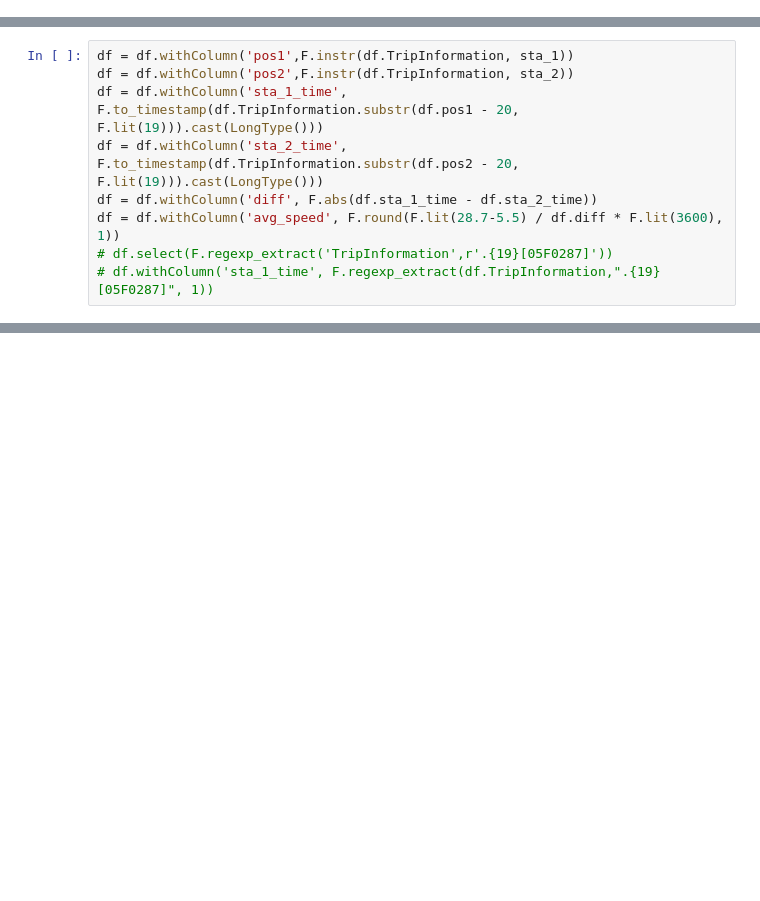
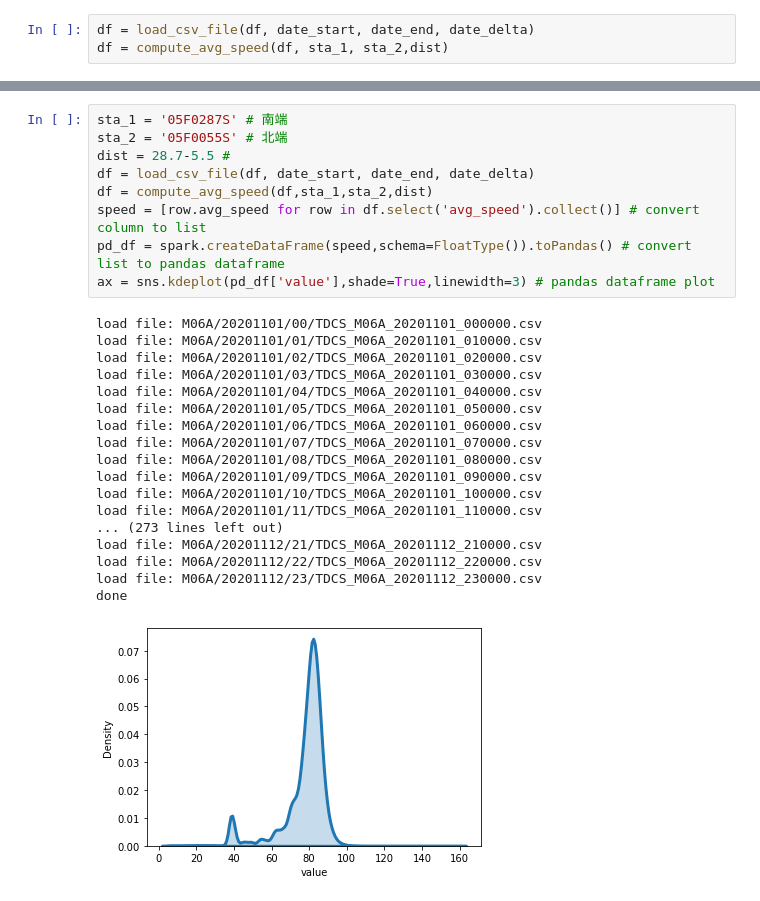
Before and after one commit to tim00631/Taiwan-Highway-Traffic-Data-Analytics, a Jupyter notebook: SpeedDistributionBySpark.ipynb, the cells around one changed output, grey strips where cells are left out. Saved outputs shown, nothing was run; the diff lists cells and outputs as text; blank space fills up the shorter version.

```diff
--- a/SpeedDistributionBySpark.ipynb
+++ b/SpeedDistributionBySpark.ipynb
@@ -88,0 +89,3 @@ done
+# %%
+df = load_csv_file(df, date_start, date_end, date_delta)
+df = compute_avg_speed(df, sta_1, sta_2,dist)
@@ -152,9 +129,0 @@ only showing top 20 rows
-# %%
-df = df.withColumn('pos1',F.instr(df.TripInformation, sta_1))
-df = df.withColumn('pos2',F.instr(df.TripInformation, sta_2))
-df = df.withColumn('sta_1_time', F.to_timestamp(df.TripInformation.substr(df.pos1 - 20, F.lit(19))).cast(LongType()))
-df = df.withColumn('sta_2_time', F.to_timestamp(df.TripInformation.substr(df.pos2 - 20, F.lit(19))).cast(LongType()))
-df = df.withColumn('diff', F.abs(df.sta_1_time - df.sta_2_time))
-df = df.withColumn('avg_speed', F.round(F.lit(28.7-5.5) / df.diff * F.lit(3600), 1))
-# df.select(F.regexp_extract('TripInformation',r'.{19}[05F0287]'))
-# df.withColumn('sta_1_time', F.regexp_extract(df.TripInformation,".{19}[05F0287]", 1))
@@ -192,0 +137,28 @@ ax = sns.kdeplot(pd_df['value'],shade=True,linewidth=3) # pandas dataframe plot
+# %%
+sta_1 = '05F0287S' # 南端
+sta_2 = '05F0055S' # 北端
+dist = 28.7-5.5 #
+df = load_csv_file(df, date_start, date_end, date_delta)
+df = compute_avg_speed(df,sta_1,sta_2,dist)
+speed = [row.avg_speed for row in df.select('avg_speed').collect()] # convert column to list
+pd_df = spark.createDataFrame(speed,schema=FloatType()).toPandas() # convert list to pandas dataframe
+ax = sns.kdeplot(pd_df['value'],shade=True,linewidth=3) # pandas dataframe plot
+# %% [output]
+load file: M06A/20201101/00/TDCS_M06A_20201101_000000.csv
+load file: M06A/20201101/01/TDCS_M06A_20201101_010000.csv
+load file: M06A/20201101/02/TDCS_M06A_20201101_020000.csv
+load file: M06A/20201101/03/TDCS_M06A_20201101_030000.csv
+load file: M06A/20201101/04/TDCS_M06A_20201101_040000.csv
+load file: M06A/20201101/05/TDCS_M06A_20201101_050000.csv
+load file: M06A/20201101/06/TDCS_M06A_20201101_060000.csv
+load file: M06A/20201101/07/TDCS_M06A_20201101_070000.csv
+load file: M06A/20201101/08/TDCS_M06A_20201101_080000.csv
+load file: M06A/20201101/09/TDCS_M06A_20201101_090000.csv
+load file: M06A/20201101/10/TDCS_M06A_20201101_100000.csv
+load file: M06A/20201101/11/TDCS_M06A_20201101_110000.csv
+... (273 lines left out)
+load file: M06A/20201112/21/TDCS_M06A_20201112_210000.csv
+load file: M06A/20201112/22/TDCS_M06A_20201112_220000.csv
+load file: M06A/20201112/23/TDCS_M06A_20201112_230000.csv
+done
+[figure, added]
```
Also changed, not shown: parts of 10 cells of this notebook, 1 other file.
